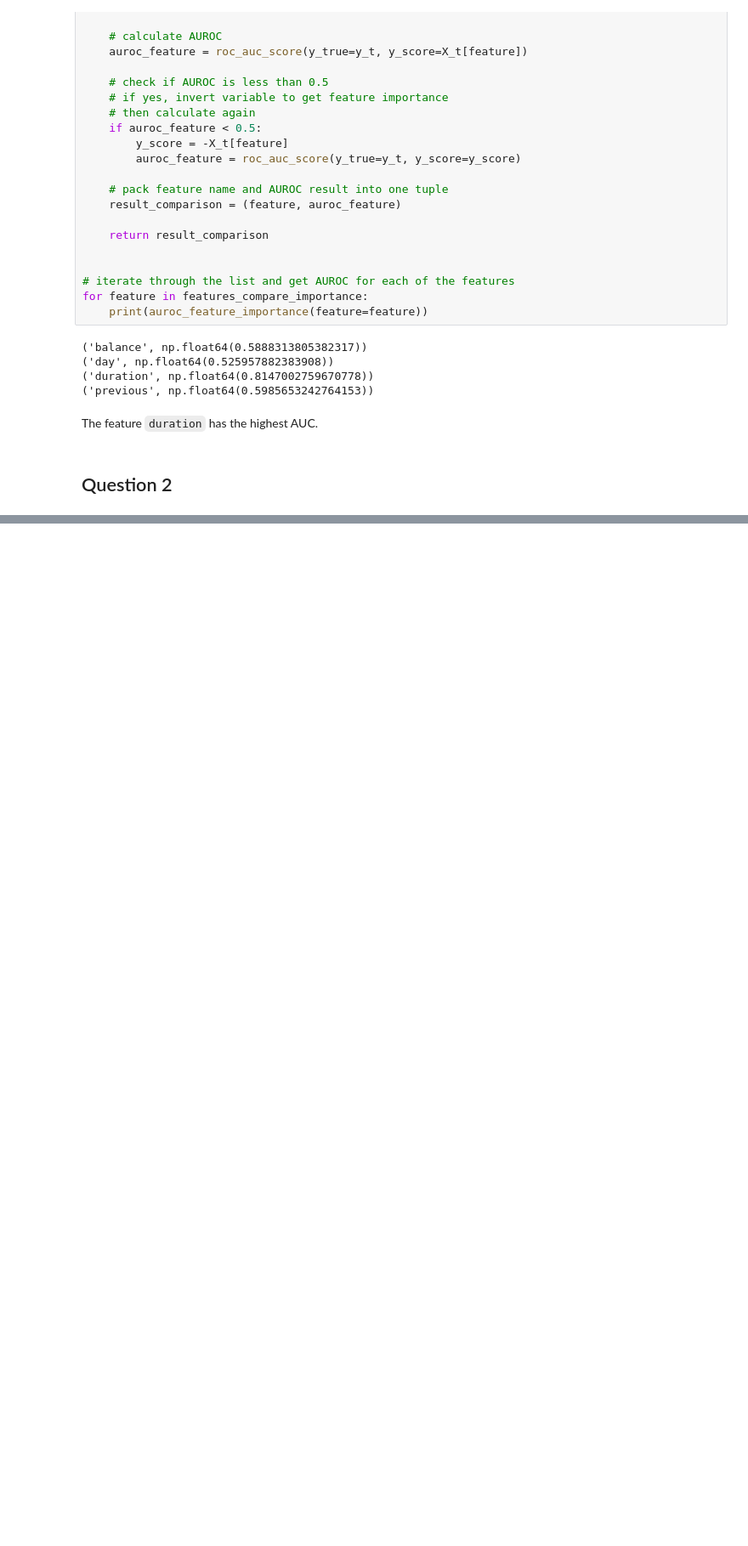
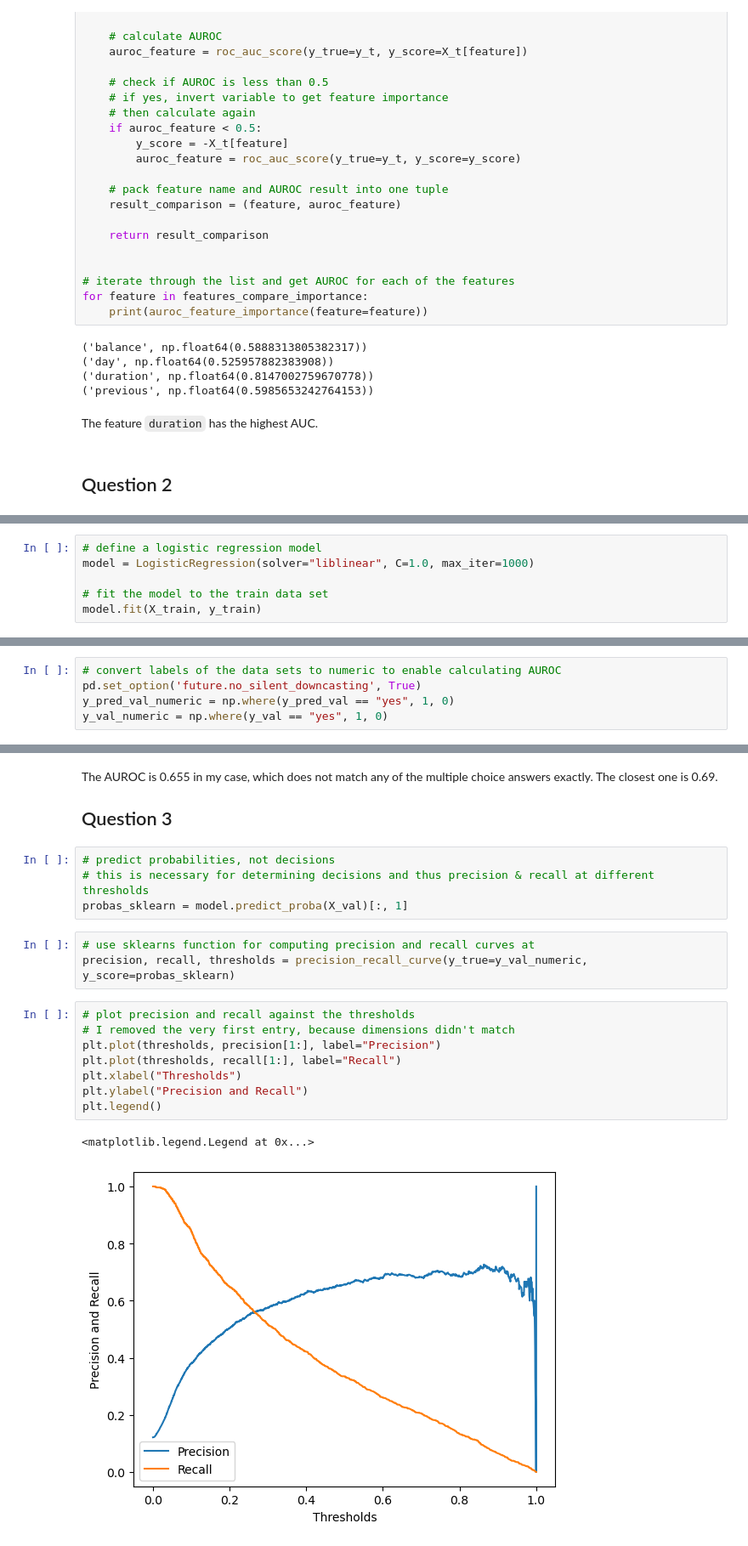
Before and after one commit to fabianjkrueger/ml-zoomcamp, a Jupyter notebook: homework/04-evaluation.ipynb, the cells around one changed output, grey strips where cells are left out. Shown at 85% size. Drawn from its saved outputs; the diff is of its cells as text; blank space fills up the shorter version.

Commit message:
Finished homework up until question 4.

```diff
--- a/homework/04-evaluation.ipynb
+++ b/homework/04-evaluation.ipynb
@@ -123,0 +147,6 @@ The feature `duration` has the highest AUC.
+# %%
+# define a logistic regression model
+model = LogisticRegression(solver="liblinear", C=1.0, max_iter=1000)
+
+# fit the model to the train data set
+model.fit(X_train, y_train)
@@ -123,0 +161,5 @@ The feature `duration` has the highest AUC.
+# %%
+# convert labels of the data sets to numeric to enable calculating AUROC
+pd.set_option('future.no_silent_downcasting', True)
+y_pred_val_numeric = np.where(y_pred_val == "yes", 1, 0)
+y_val_numeric = np.where(y_val == "yes", 1, 0)
@@ -123,0 +173,23 @@ The feature `duration` has the highest AUC.
+# %% [markdown]
+The AUROC is 0.655 in my case, which does not match any of the multiple choice answers exactly.
+The closest one is 0.69.
+
+## Question 3
+# %%
+# predict probabilities, not decisions
+# this is necessary for determining decisions and thus precision & recall at different thresholds
+probas_sklearn = model.predict_proba(X_val)[:, 1]
+# %%
+# use sklearns function for computing precision and recall curves at
+precision, recall, thresholds = precision_recall_curve(y_true=y_val_numeric, y_score=probas_sklearn)
+# %%
+# plot precision and recall against the thresholds
+# I removed the very first entry, because dimensions didn't match
+plt.plot(thresholds, precision[1:], label="Precision")
+plt.plot(thresholds, recall[1:], label="Recall")
+plt.xlabel("Thresholds")
+plt.ylabel("Precision and Recall")
+plt.legend()
+# %% [output]
+<matplotlib.legend.Legend at 0x...>
+[figure, added]
```
Also changed, not shown: parts of 15 cells of this notebook.
